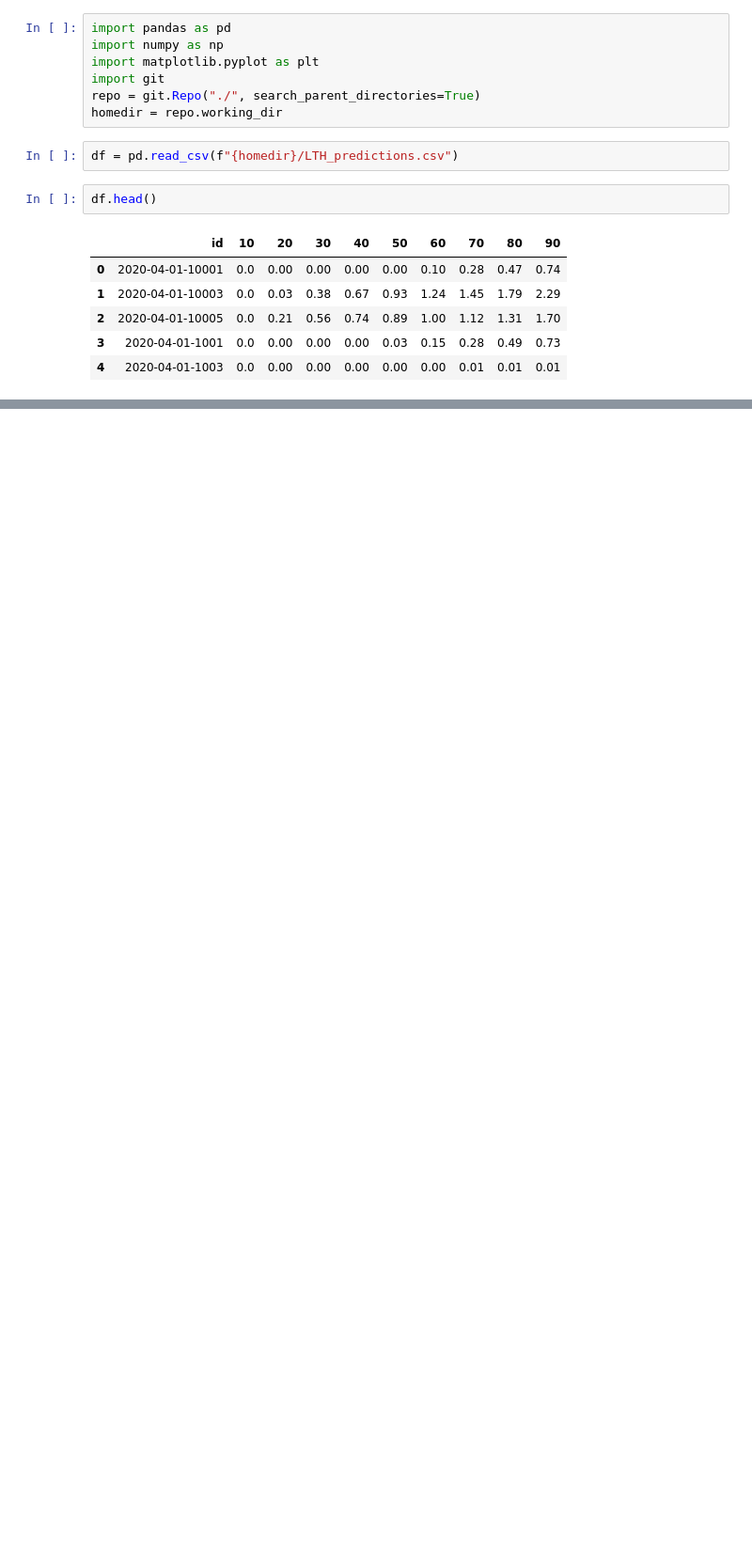
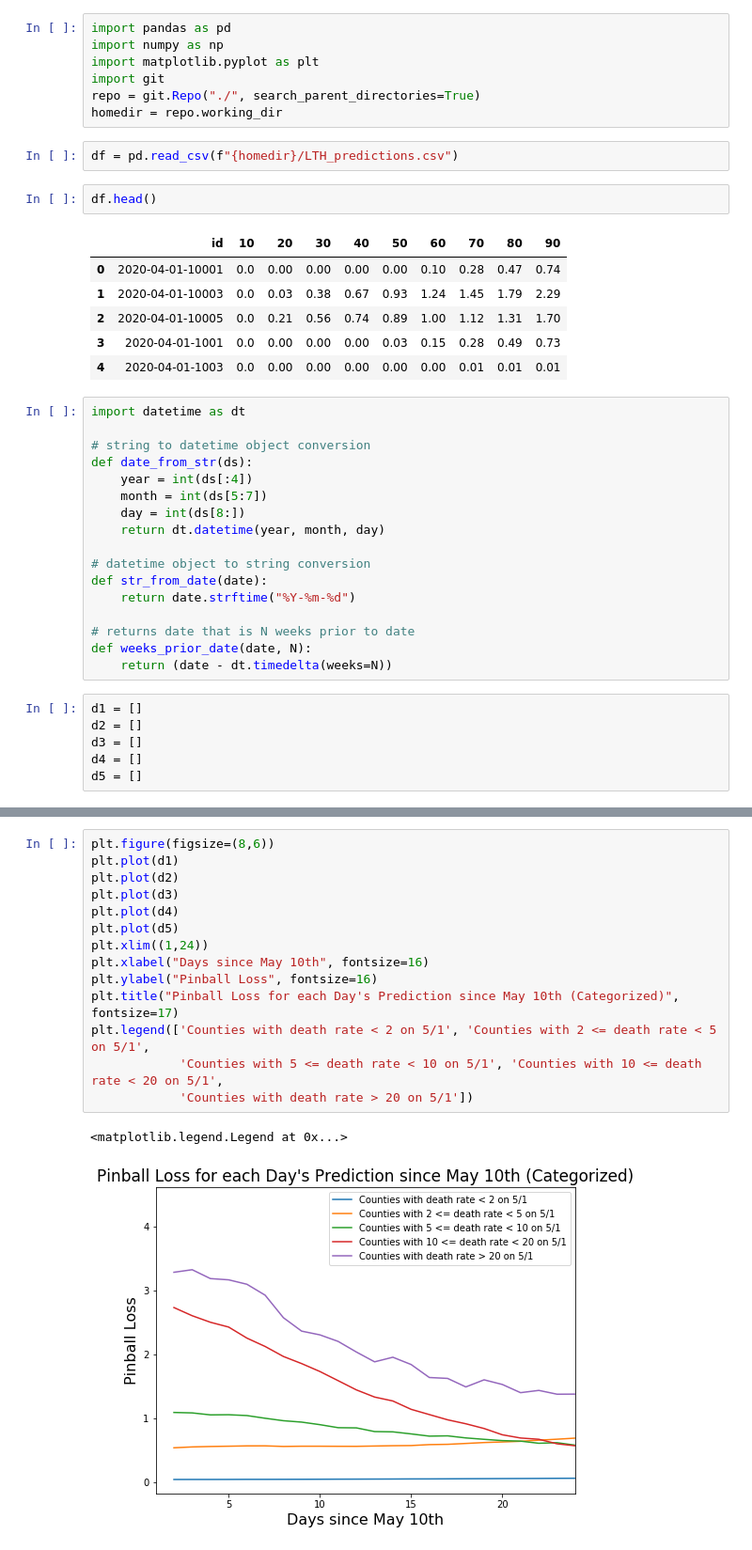
Before and after one commit to velischrist/billy-kimba, a Jupyter notebook: Long Time Horizon Evaluation.ipynb, the cells around one changed output, grey strips where cells are left out. Shown at 94% size. Saved outputs shown, nothing was run; the diff lists cells and outputs as text; blank space fills up the shorter version.

```diff
--- a/Long Time Horizon Evaluation.ipynb
+++ b/Long Time Horizon Evaluation.ipynb
@@ -16,3 +16,26 @@ df.head()
 | 2 | 2020-04-01-10005 | 0.0 | 0.21 | 0.56 | 0.74 | 0.89 | 1.00 | 1.12 | 1.31 | 1.70 |
 | 3 | 2020-04-01-1001 | 0.0 | 0.00 | 0.00 | 0.00 | 0.03 | 0.15 | 0.28 | 0.49 | 0.73 |
 | 4 | 2020-04-01-1003 | 0.0 | 0.00 | 0.00 | 0.00 | 0.00 | 0.00 | 0.01 | 0.01 | 0.01 |
+# %%
+import datetime as dt
+
+# string to datetime object conversion
+def date_from_str(ds):
+    year = int(ds[:4])
+    month = int(ds[5:7])
+    day = int(ds[8:])
+    return dt.datetime(year, month, day)
+
+# datetime object to string conversion
+def str_from_date(date):
+    return date.strftime("%Y-%m-%d")
+
+# returns date that is N weeks prior to date
+def weeks_prior_date(date, N):
+    return (date - dt.timedelta(weeks=N))
+# %%
+d1 = []
+d2 = []
+d3 = []
+d4 = []
+d5 = []
@@ -18,0 +187,17 @@ df.head()
+# %%
+plt.figure(figsize=(8,6))
+plt.plot(d1)
+plt.plot(d2)
+plt.plot(d3)
+plt.plot(d4)
+plt.plot(d5)
+plt.xlim((1,24))
+plt.xlabel("Days since May 10th", fontsize=16)
+plt.ylabel("Pinball Loss", fontsize=16)
+plt.title("Pinball Loss for each Day's Prediction since May 10th (Categorized)", fontsize=17)
+plt.legend(['Counties with death rate < 2 on 5/1', 'Counties with 2 <= death rate < 5 on 5/1',
+            'Counties with 5 <= death rate < 10 on 5/1', 'Counties with 10 <= death rate < 20 on 5/1',
+            'Counties with death rate > 20 on 5/1'])
+# %% [output]
+<matplotlib.legend.Legend at 0x...>
+[figure, added]
```
Also changed, not shown: parts of 2 cells of this notebook, 1 other file.
